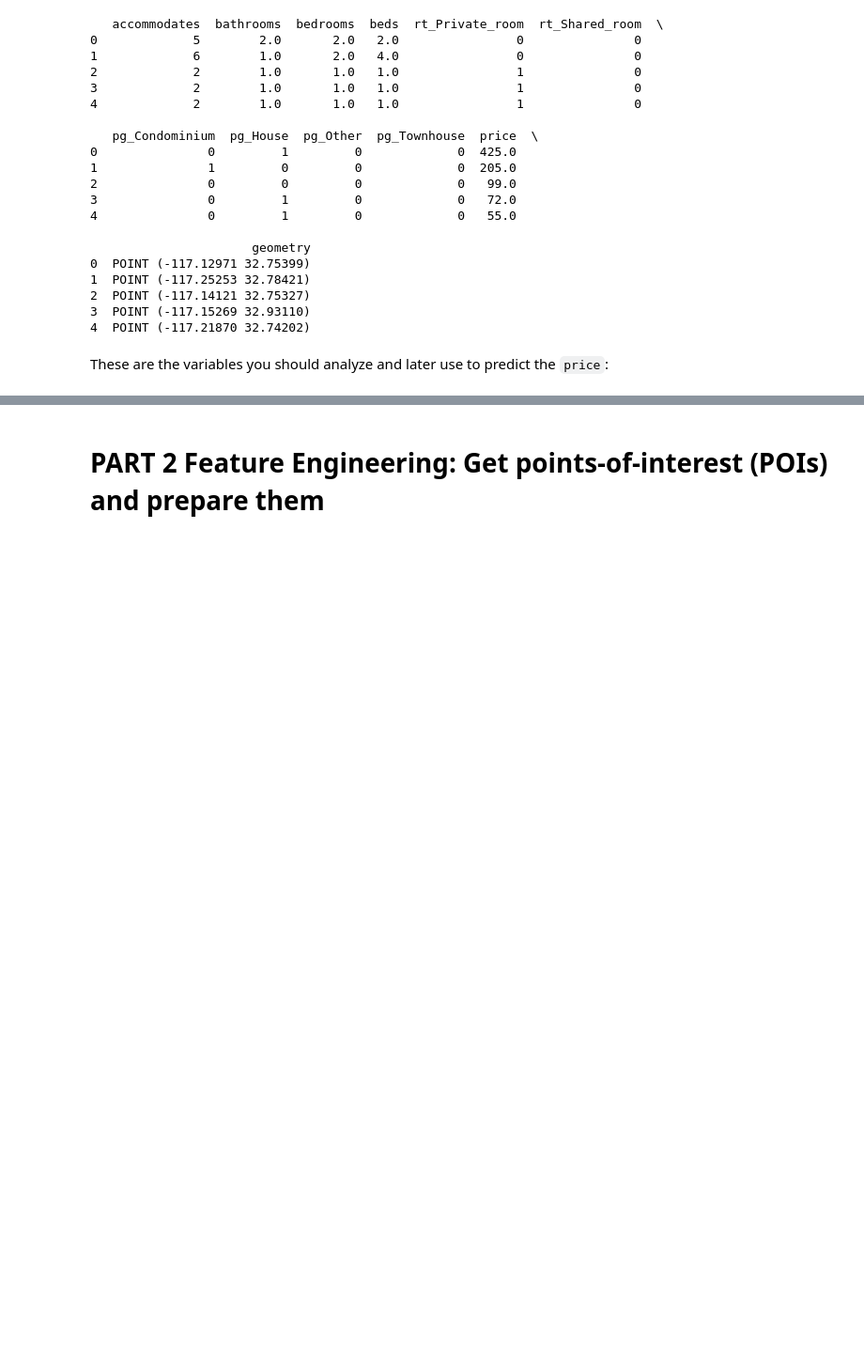
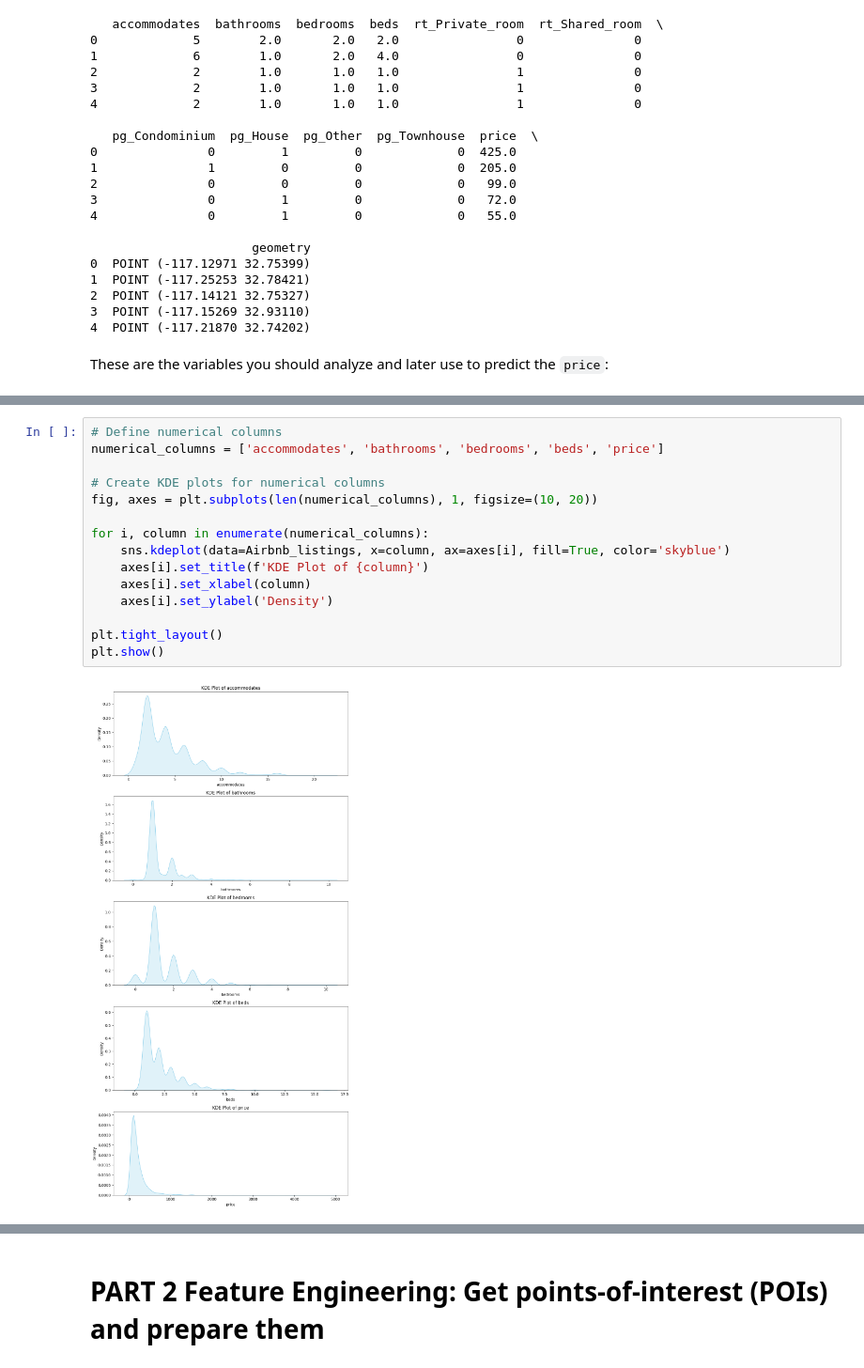
Before and after one commit to D3IP-SS24/case_study1, a Jupyter notebook: project_airbnb_template.ipynb, the cells around one changed output, grey strips where cells are left out. Shown at 94% size. Saved outputs shown, nothing was run; the diff lists cells and outputs as text; blank space fills up the shorter version.

```diff
--- a/project_airbnb_template.ipynb
+++ b/project_airbnb_template.ipynb
@@ -76,0 +133,17 @@ variable_names = [
+# %%
+# Define numerical columns
+numerical_columns = ['accommodates', 'bathrooms', 'bedrooms', 'beds', 'price']
+
+# Create KDE plots for numerical columns
+fig, axes = plt.subplots(len(numerical_columns), 1, figsize=(10, 20))
+
+for i, column in enumerate(numerical_columns):
+    sns.kdeplot(data=Airbnb_listings, x=column, ax=axes[i], fill=True, color='skyblue')
+    axes[i].set_title(f'KDE Plot of {column}')
+    axes[i].set_xlabel(column)
+    axes[i].set_ylabel('Density')
+
+plt.tight_layout()
+plt.show()
+# %% [output]
+[figure, added]
```
Also changed, not shown: parts of 47 cells of this notebook.
